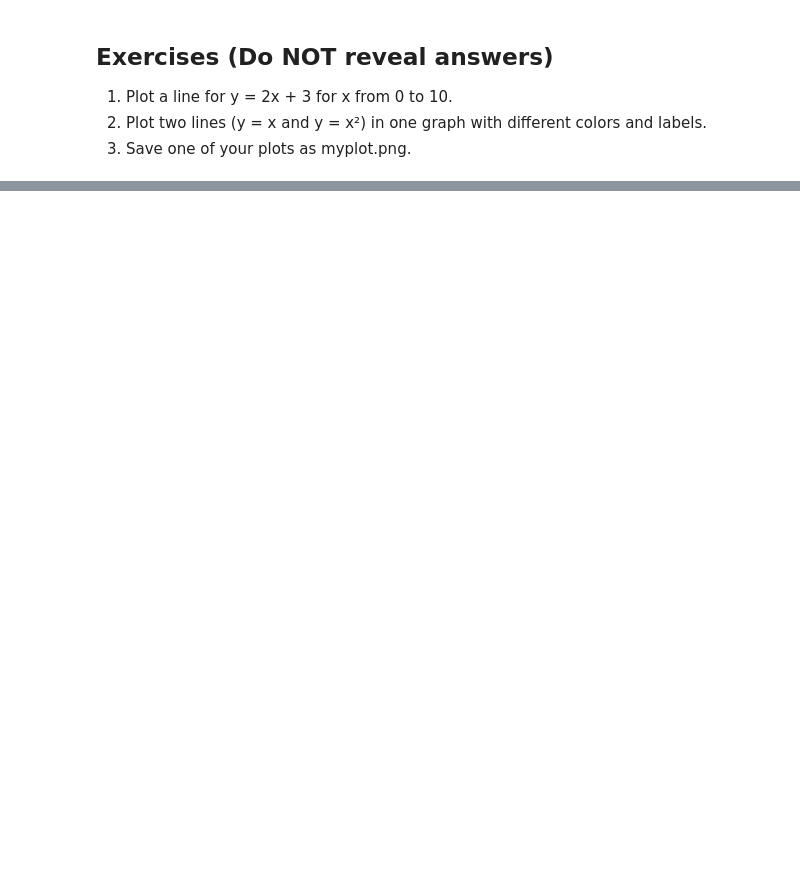
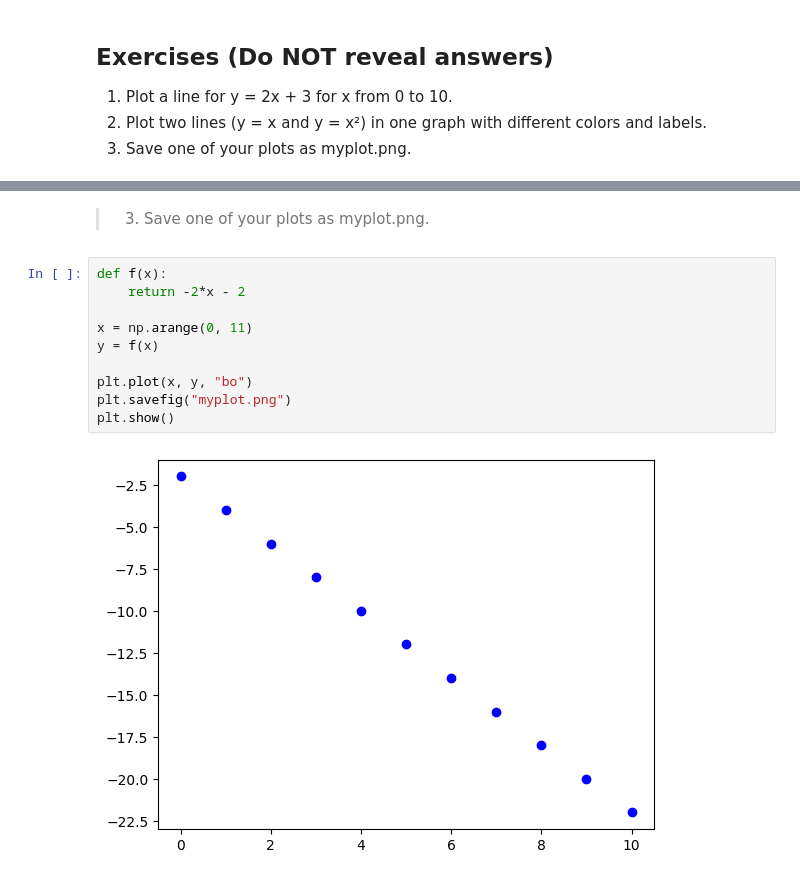
Before and after one commit to acasasis-dev/matplotlib-training, a Jupyter notebook: beginner/01-intro.ipynb, the cells around one changed output, grey strips where cells are left out. Drawn from its saved outputs; the diff is of its cells as text; blank space fills up the shorter version.

```diff
--- a/beginner/01-intro.ipynb
+++ b/beginner/01-intro.ipynb
@@ -40,0 +94,14 @@ plt.savefig('myplot.png')
+# %% [markdown]
+> 3. Save one of your plots as myplot.png.
+# %%
+def f(x):
+    return -2*x - 2
+
+x = np.arange(0, 11)
+y = f(x)
+
+plt.plot(x, y, "bo")
+plt.savefig("myplot.png")
+plt.show()
+# %% [output]
+[figure, added]
```
Also changed, not shown: parts of 9 cells of this notebook.
